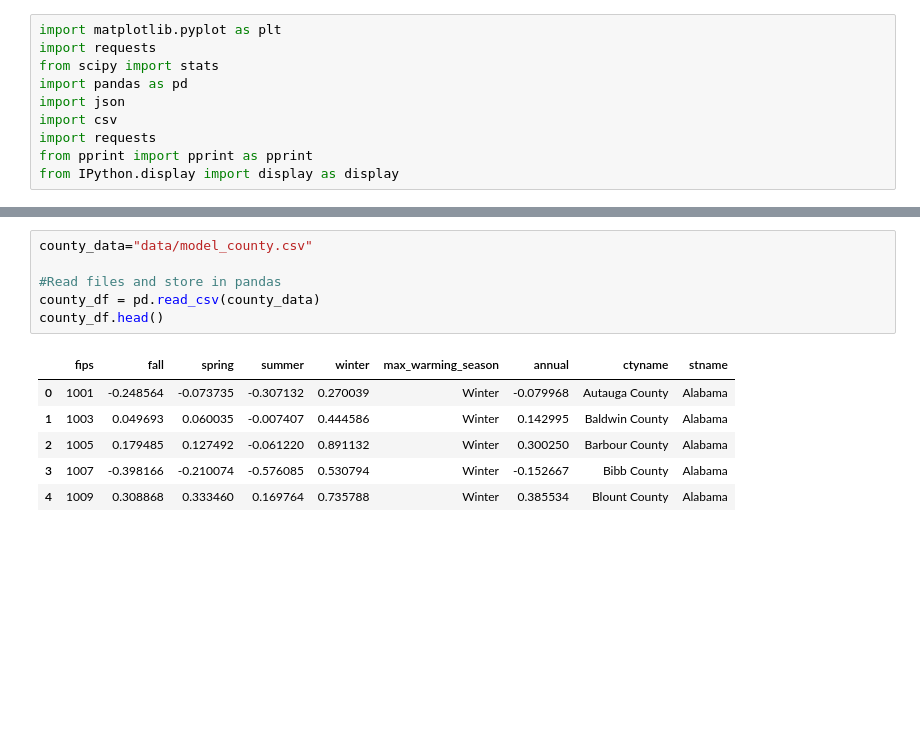
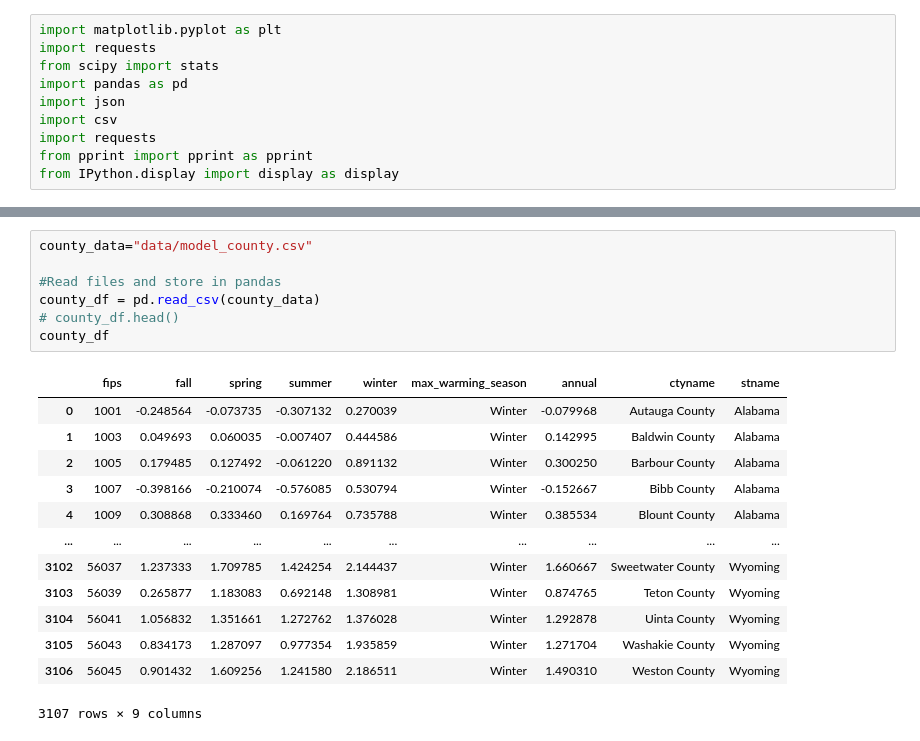
Before and after one commit to liliana-ilut/climate_change, a Jupyter notebook: climate.ipynb, the cells around one changed output, grey strips where cells are left out. Saved outputs shown, nothing was run; the diff lists cells and outputs as text; blank space fills up the shorter version.

```diff
--- a/climate.ipynb
+++ b/climate.ipynb
@@ -24,13 +36,21 @@ state_df.head()
 # %%
 county_data="data/model_county.csv"
 
 #Read files and store in pandas
 county_df = pd.read_csv(county_data)
-county_df.head()
+# county_df.head()
+county_df
 # %% [output]
 |  | fips | fall | spring | summer | winter | max_warming_season | annual | ctyname | stname |
 | 0 | 1001 | -0.248564 | -0.073735 | -0.307132 | 0.270039 | Winter | -0.079968 | Autauga County | Alabama |
 | 1 | 1003 | 0.049693 | 0.060035 | -0.007407 | 0.444586 | Winter | 0.142995 | Baldwin County | Alabama |
 | 2 | 1005 | 0.179485 | 0.127492 | -0.061220 | 0.891132 | Winter | 0.300250 | Barbour County | Alabama |
 | 3 | 1007 | -0.398166 | -0.210074 | -0.576085 | 0.530794 | Winter | -0.152667 | Bibb County | Alabama |
 | 4 | 1009 | 0.308868 | 0.333460 | 0.169764 | 0.735788 | Winter | 0.385534 | Blount County | Alabama |
+| ... | ... | ... | ... | ... | ... | ... | ... | ... | ... |
+| 3102 | 56037 | 1.237333 | 1.709785 | 1.424254 | 2.144437 | Winter | 1.660667 | Sweetwater County | Wyoming |
+| 3103 | 56039 | 0.265877 | 1.183083 | 0.692148 | 1.308981 | Winter | 0.874765 | Teton County | Wyoming |
+| 3104 | 56041 | 1.056832 | 1.351661 | 1.272762 | 1.376028 | Winter | 1.292878 | Uinta County | Wyoming |
+| 3105 | 56043 | 0.834173 | 1.287097 | 0.977354 | 1.935859 | Winter | 1.271704 | Washakie County | Wyoming |
+| 3106 | 56045 | 0.901432 | 1.609256 | 1.241580 | 2.186511 | Winter | 1.490310 | Weston County | Wyoming |
+3107 rows × 9 columns
```
Also changed, not shown: parts of 3 cells of this notebook.
